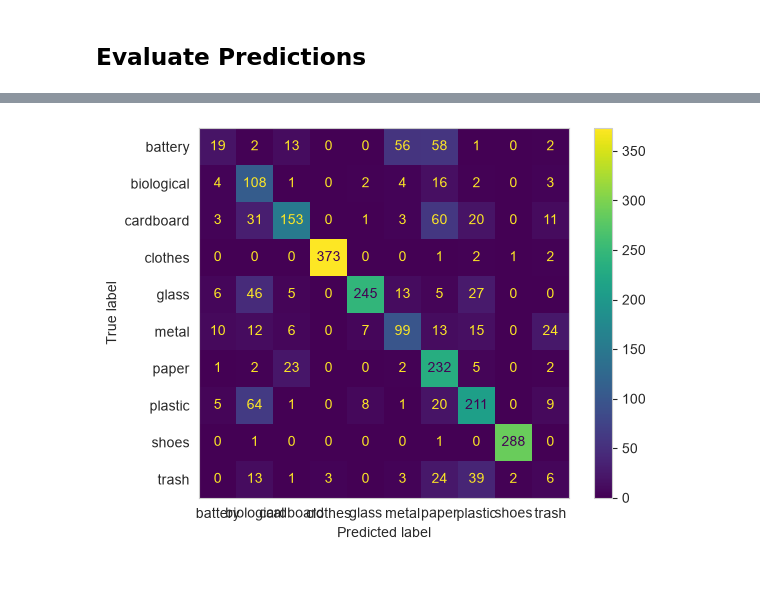
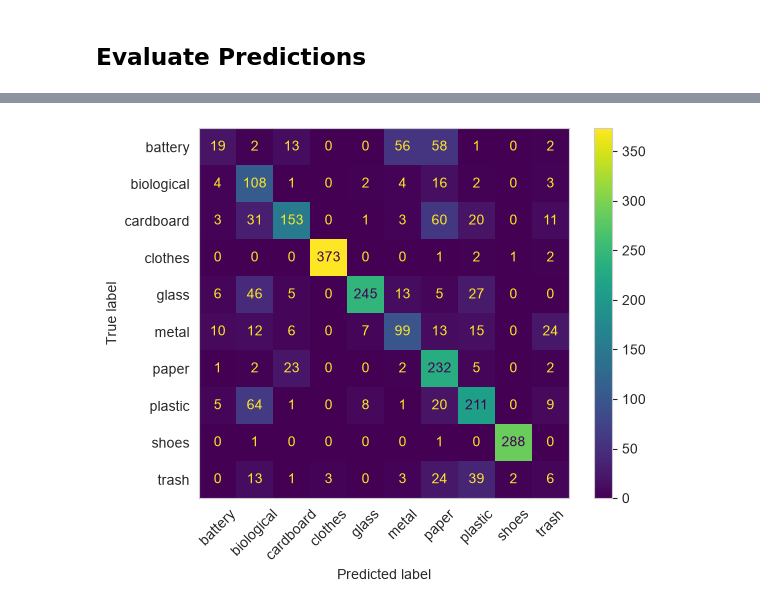
Before and after one commit to Nello-pn/trashCLIP, a Jupyter notebook: CLIP_ZeroShot.ipynb, the cells around one changed output, grey strips where cells are left out. Drawn from its saved outputs; the diff is of its cells as text; code cells hidden in the pictures; blank space fills up the shorter version.

Commit message:
implement evaluation function; evaluate zero-shot predictions

```diff
--- a/CLIP_ZeroShot.ipynb
+++ b/CLIP_ZeroShot.ipynb
@@ -192,7 +192,7 @@ model = CLIPModel.from_pretrained("openai/clip-vit-base-patch32")
 from torch.utils.data import DataLoader
 
 test.set_format("torch", columns=["pixel_values"], output_all_columns=True)
-loader = DataLoader(test, batch_size=32, num_workers=4)
+loader = DataLoader(test, batch_size=32, num_workers=4) # type: ignore
 
 predictions = []
 
@@ -202,11 +202,10 @@ for batch in loader:
         output = model(**text_inputs, pixel_values=pixel_values)
     logits_per_image = output.logits_per_image
     probs = logits_per_image.softmax(dim=1)
-    predictions.append(probs.argmax(dim=1).tolist())
+    predictions.extend(probs.argmax(dim=1).tolist())
 # %%
 # predictions
-predictions_flat = [x for xs in predictions for x in xs]
-predicted_labels = [labels[id] for id in predictions_flat]
+predicted_labels = [labels[id] for id in predictions]
 
 # ground thruth
 true_labels = list(test["label"])
@@ -218,7 +275,10 @@ from sklearn.metrics import accuracy_score, f1_score, recall_score, precision_sc
 # %%
+# Plot Confusion Matrix
 from sklearn.metrics import confusion_matrix, ConfusionMatrixDisplay
+
 conf_matrix = confusion_matrix(true_labels_text, predicted_labels)
-ConfusionMatrixDisplay.from_predictions(true_labels_text, predicted_labels)
+ConfusionMatrixDisplay.from_predictions(true_labels_text, predicted_labels, xticks_rotation=45)
 plt.grid(False)
+plt.show()
 # %% [output]
-[figure, old version]
+[figure, new version]
```
Also changed, not shown: parts of 3 cells of this notebook.
